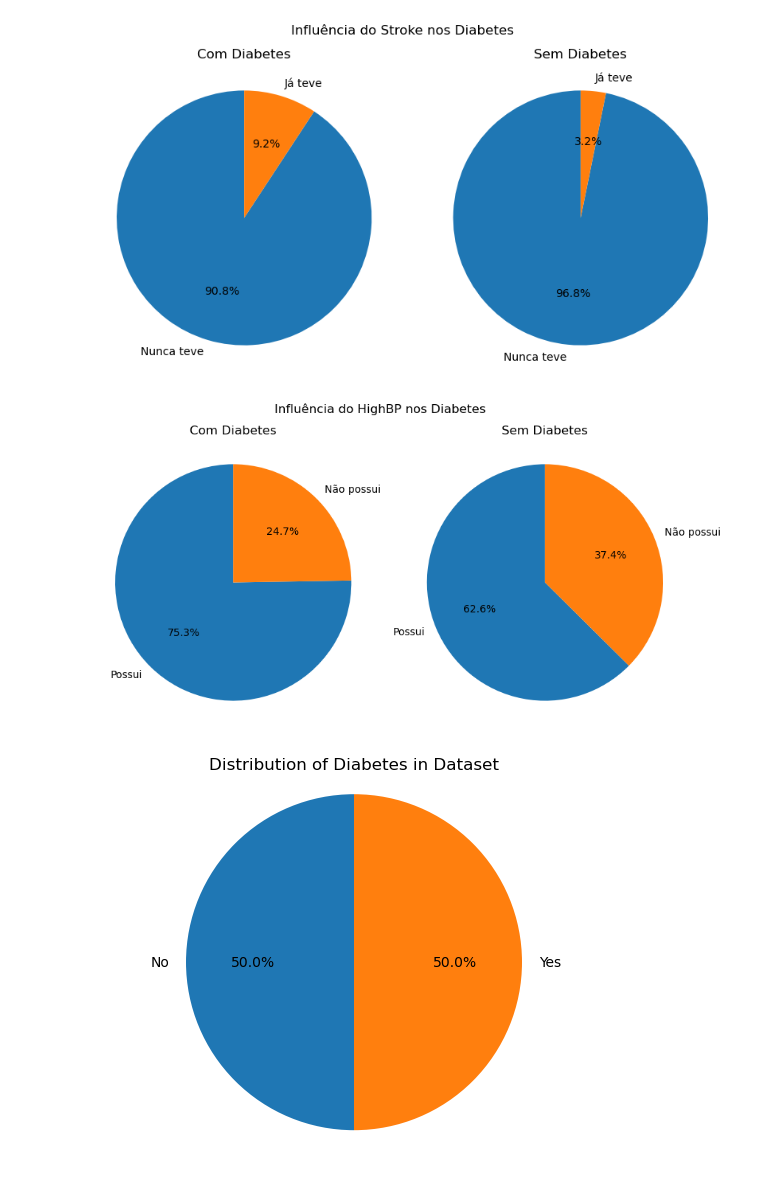
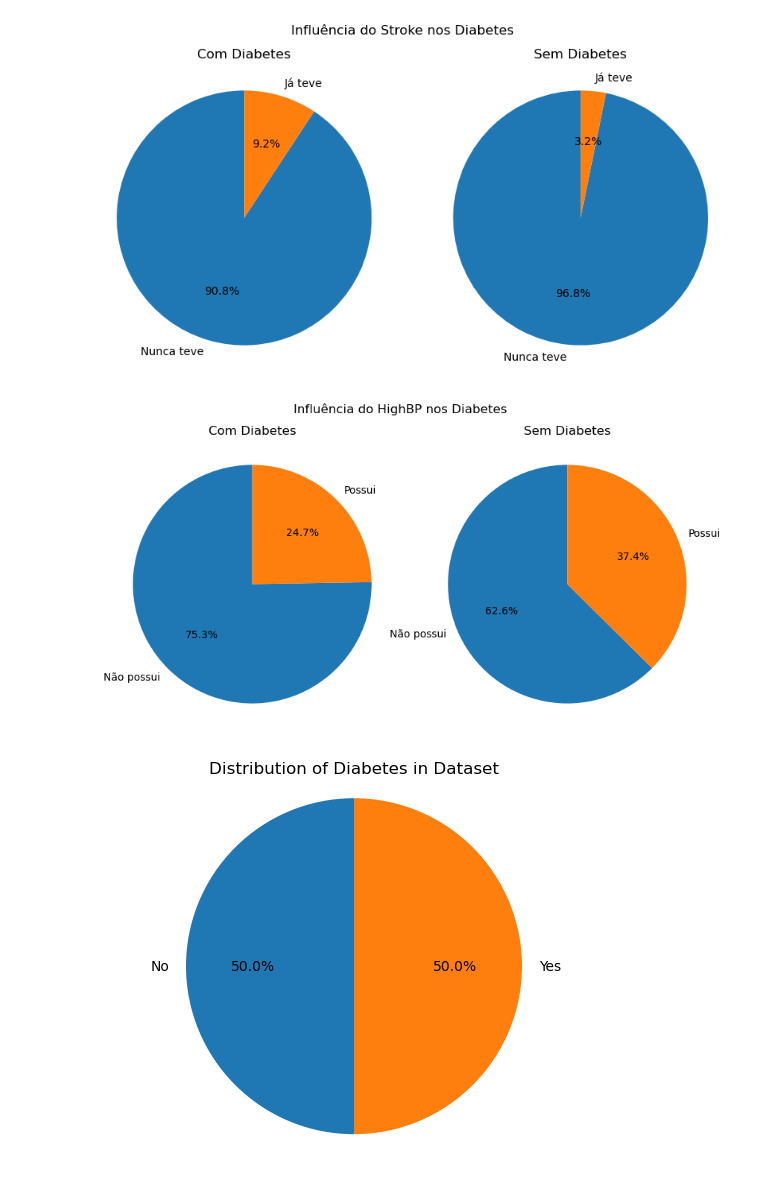
Before and after one commit to jpmbrito123/DAA, a Jupyter notebook: nossodataset/data_exploration.ipynb, the cells around one changed output. Drawn from its saved outputs; the diff is of its cells as text; code cells hidden in the pictures.

```diff
--- a/nossodataset/data_exploration.ipynb
+++ b/nossodataset/data_exploration.ipynb
@@ -545,36 +549,35 @@ plot_pie(data_with_diabetes, data_without_diabetes, labels)
 #     ax.pie(data, labels=labels, autopct='%1.1f%%', startangle=90)
 #     ax.axis('equal')  # Equal aspect ratio ensures that pie is drawn as a circle.
 #     plt.title('Distribution of HighBP in Dataset')
 
 # data = df['HighBP'].value_counts()
 # labels = ["No", "Yes"]
 # plot_pie(data, labels)
 # plt.show()
 
 def plot_pie(data_with_diabetes, data_without_diabetes, labels):
     fig, ax = plt.subplots(1, 2, figsize=(10, 5))
 
     # Plot para dados com diabetes
     ax[0].pie(data_with_diabetes, labels=labels, autopct='%1.1f%%', startangle=90)
     ax[0].axis('equal')  # Equal aspect ratio ensures that pie is drawn as a circle.
     ax[0].set_title('Com Diabetes')
 
     # Plot para dados sem diabetes
     ax[1].pie(data_without_diabetes, labels=labels, autopct='%1.1f%%', startangle=90)
     ax[1].axis('equal')  # Equal aspect ratio ensures that pie is drawn as a circle.
     ax[1].set_title('Sem Diabetes')
 
     plt.suptitle('Influência do HighBP nos Diabetes')
     plt.show()
 
-# Supondo que você tenha duas colunas no DataFrame, 'HighBP' e 'Diabetes' (0 para sem diabetes, 1 para com diabetes)
 data_with_diabetes = df[df['Diabetes'] == 1]['HighBP'].value_counts()
 data_without_diabetes = df[df['Diabetes'] == 0]['HighBP'].value_counts()
-labels = ["Possui", "Não possui"]
+labels = ["Não possui", "Possui"]
 
 plot_pie(data_with_diabetes, data_without_diabetes, labels)
 # %% [output]
-[figure, old version]
+[figure, new version]
 # %%
 def plot_pie(data, labels):
     fig, ax = plt.subplots()
```
Also changed, not shown: parts of 16 cells of this notebook.
